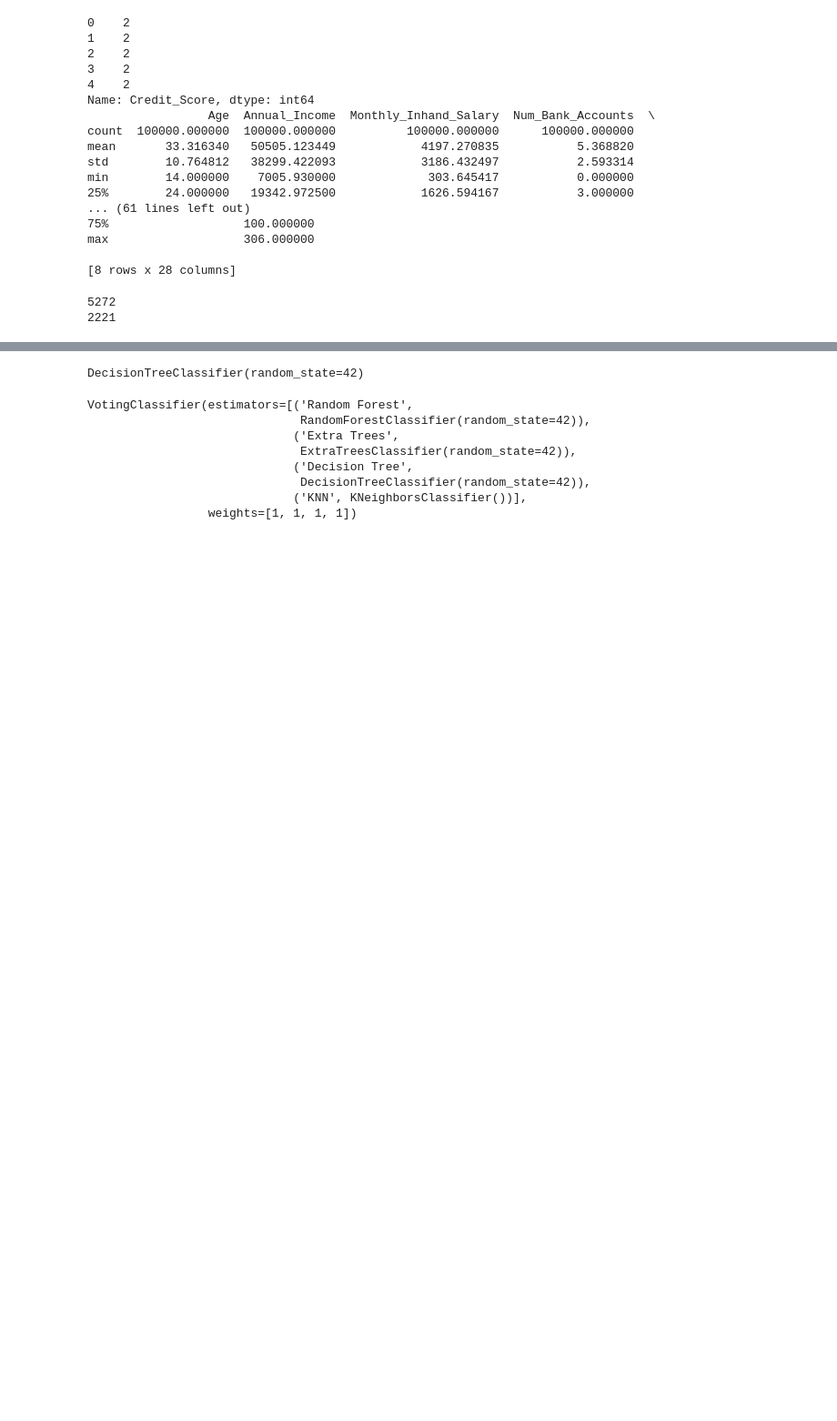
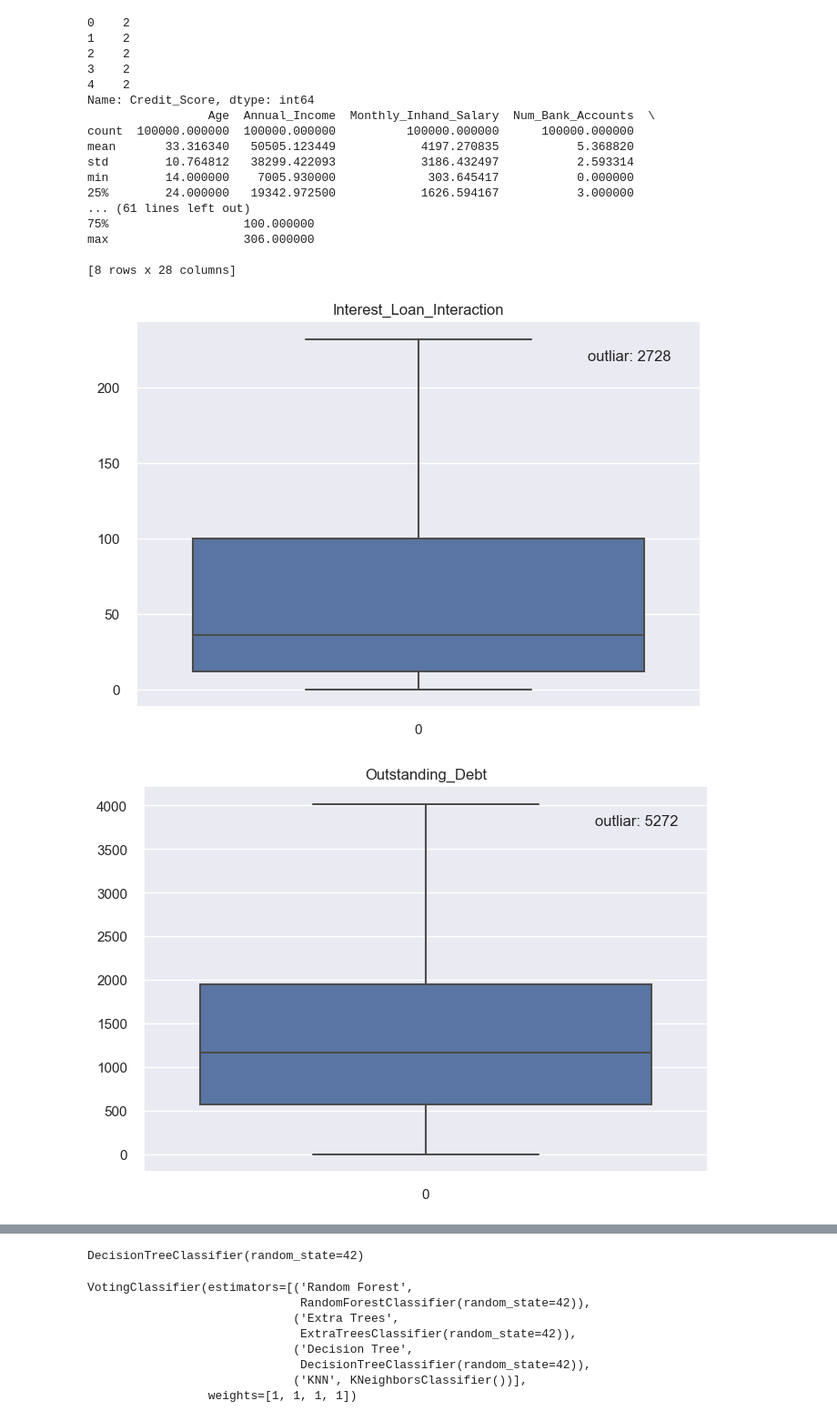
Before and after one commit to yaseen1998/AI_Orange_Course, a Jupyter notebook: Assigment_2/models_regression.ipynb, the cells around one changed output, grey strips where cells are left out. Shown at 91% size. Cells and saved outputs as stored; diff of their text form; code cells hidden in the pictures; blank space fills up the shorter version.

```diff
--- a/Assigment_2/models_regression.ipynb
+++ b/Assigment_2/models_regression.ipynb
@@ -59,18 +59,30 @@ def out_liar(column_data):
     lowerBand = Q1 - 1.5 * IQR
     upperBand = Q3 + 1.5 * IQR
     # number of outlier in column
-    print(column_data[column_data > upperBand].count() + column_data[column_data < lowerBand].count())
-
-    # convert any outlier value to upper or lower bound
-    column_data = column_data.apply(lambda x: upperBand if x > upperBand else lowerBand if x < lowerBand else x)
+    count_outliar = column_data[column_data > upperBand].count() + column_data[column_data < lowerBand].count()
+    if count_outliar > 0:
+        column_data = column_data.apply(lambda x: upperBand if x > upperBand else lowerBand if x < lowerBand else x)
+        sns.boxplot(column_data)
+        plt.title(column_data.name)
+        # show number of outlier
+        plt.text(0.8, 0.9, f"outliar: {count_outliar}", fontsize=12, transform=plt.gca().transAxes)
+        plt.show()
+        return column_data
     return column_data
 # %%
 features=[
+    "Interest_Rate",
+    "Credit_History_Age",
+    "Credit_Mix",
+    'Type_of_Loan',
+    "Interest_Loan_Interaction",
     "Outstanding_Debt",
+    "Num_Credit_Card",
     "Net_Monthly_Savings",
 ]
+
 for feature in features:
     x[feature] = out_liar(x[feature])
 # %% [output]
-5272
-2221
+[figure, added]
+[figure, added]
```
Also changed, not shown: parts of 18 cells of this notebook, 2 other files.
